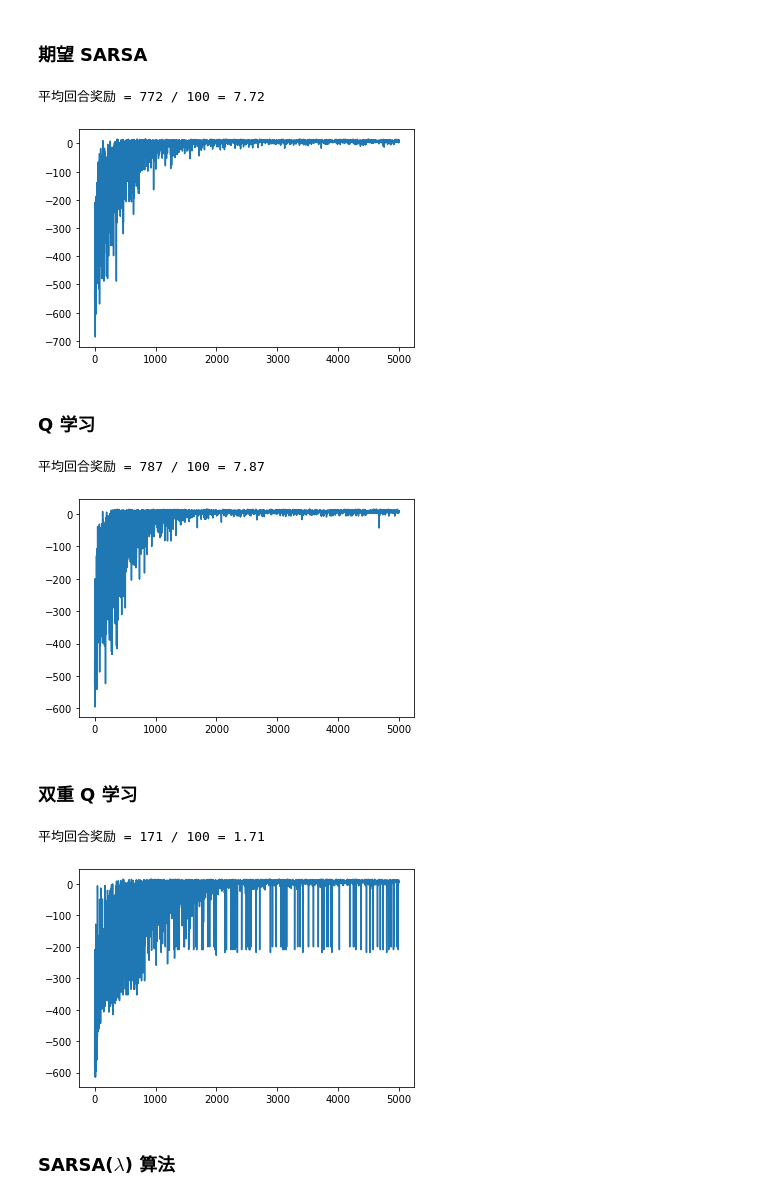
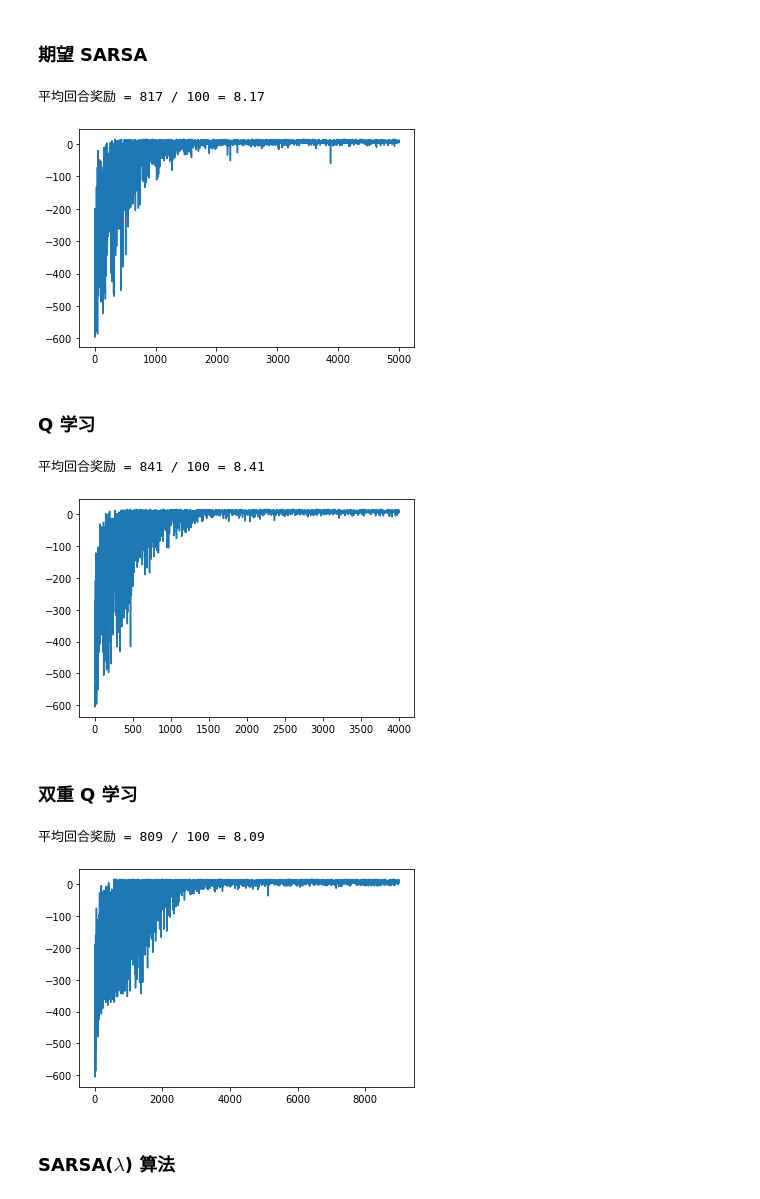
Before and after one commit to ZhiqingXiao/rl-book, a Jupyter notebook: chapter05_td/Taxi-v3.ipynb, the cells around one changed output. Cells and saved outputs as stored; diff of their text form; code cells hidden in the pictures.

```diff
--- a/chapter05_td/Taxi-v3.ipynb
+++ b/chapter05_td/Taxi-v3.ipynb
@@ -60,7 +60,7 @@ env.render()
 ### SARSA 算法
 # %%
 class SARSAAgent:
-    def __init__(self, env, gamma=0.9, learning_rate=0.1, epsilon=.01):
+    def __init__(self, env, gamma=0.9, learning_rate=0.2, epsilon=.01):
         self.gamma = gamma
         self.learning_rate = learning_rate
         self.epsilon = epsilon
@@ -101,7 +101,7 @@ def play_sarsa(env, agent, train=False, render=False):
 agent = SARSAAgent(env)
 
 # 训练
-episodes = 5000
+episodes = 3000
 episode_rewards = []
 for episode in range(episodes):
     episode_reward = play_sarsa(env, agent, train=True)
@@ -215,8 +215,8 @@ episode_rewards = [play_qlearning(env, agent) for _ in range(100)]
 print('平均回合奖励 = {} / {} = {}'.format(sum(episode_rewards),
         len(episode_rewards), np.mean(episode_rewards)))
 # %% [output]
-平均回合奖励 = 772 / 100 = 7.72
+平均回合奖励 = 817 / 100 = 8.17
-[figure, old version]
+[figure, new version]
 # %% [markdown]
 ### Q 学习
 # %%
@@ -243,7 +243,7 @@ class QLearningAgent:
 agent = QLearningAgent(env)
 
 # 训练
-episodes = 5000
+episodes = 4000
 episode_rewards = []
 for episode in range(episodes):
     episode_reward = play_qlearning(env, agent, train=True)
@@ -258,13 +258,13 @@ episode_rewards = [play_qlearning(env, agent) for _ in range(100)]
 print('平均回合奖励 = {} / {} = {}'.format(sum(episode_rewards),
         len(episode_rewards), np.mean(episode_rewards)))
 # %% [output]
-平均回合奖励 = 787 / 100 = 7.87
+平均回合奖励 = 841 / 100 = 8.41
-[figure, old version]
+[figure, new version]
 # %% [markdown]
 ### 双重 Q 学习
 # %%
 class DoubleQLearningAgent:
-    def __init__(self, env, gamma=0.9, learning_rate=0.15, epsilon=.01):
+    def __init__(self, env, gamma=0.9, learning_rate=0.1, epsilon=.01):
         self.gamma = gamma
         self.learning_rate = learning_rate
         self.epsilon = epsilon
@@ -289,24 +289,24 @@ class DoubleQLearningAgent:
 # %%
 agent = DoubleQLearningAgent(env)
 
 # 训练
-episodes = 5000
+episodes = 9000
 episode_rewards = []
 for episode in range(episodes):
     episode_reward = play_qlearning(env, agent, train=True)
     episode_rewards.append(episode_reward)
 
 plt.plot(episode_rewards)
 
 # 测试
 agent.epsilon = 0. # 取消探索
 
 episode_rewards = [play_qlearning(env, agent) for _ in range(100)]
 print('平均回合奖励 = {} / {} = {}'.format(sum(episode_rewards),
         len(episode_rewards), np.mean(episode_rewards)))
 # %% [output]
-平均回合奖励 = 171 / 100 = 1.71
+平均回合奖励 = 809 / 100 = 8.09
-[figure, old version]
+[figure, new version]
 # %% [markdown]
 ### SARSA($\lambda $) 算法
 # %%
```
Also changed, not shown: parts of 5 cells of this notebook, 1 other file.
